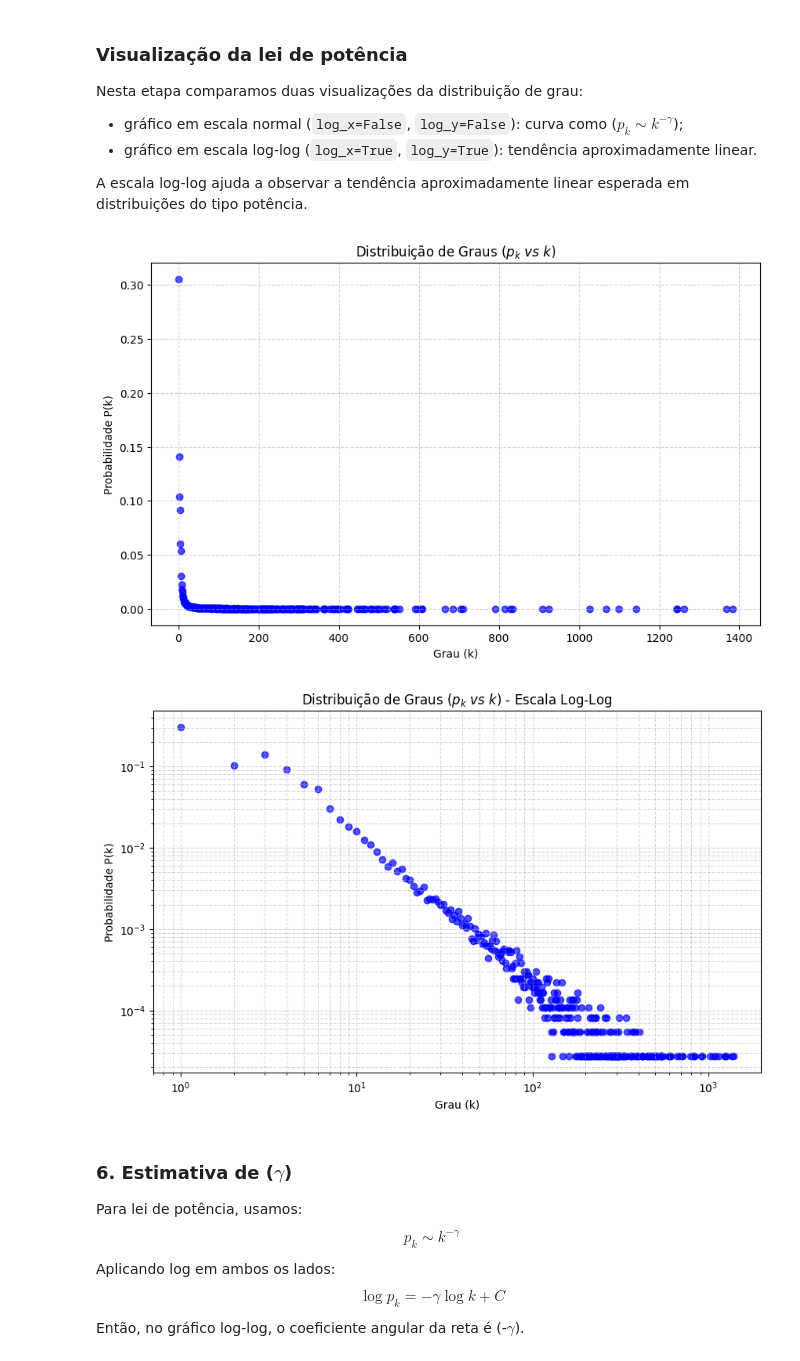
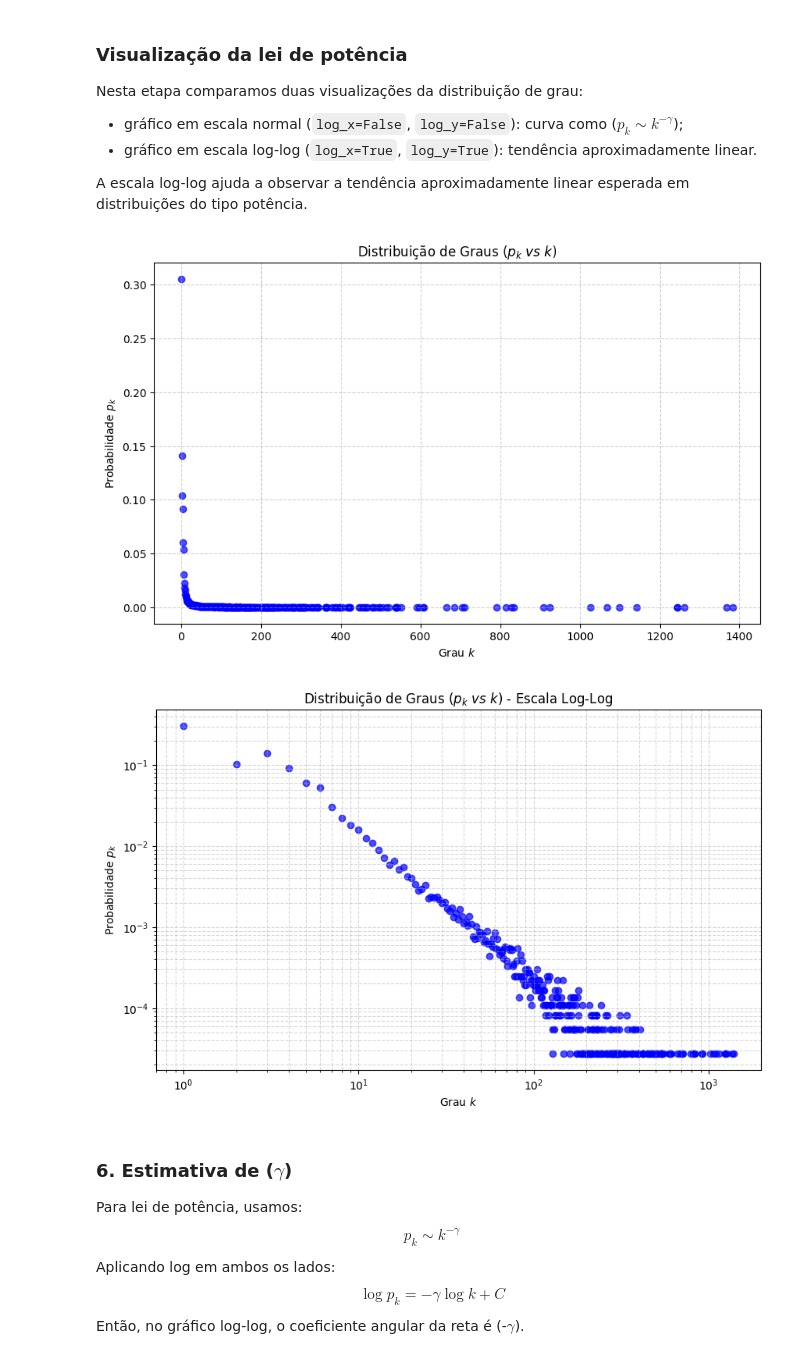
Before and after one commit to tiagostmg/grafos, a Jupyter notebook: src/entrega_1.ipynb, the cells around one changed output. Drawn from its saved outputs; the diff is of its cells as text; code cells hidden in the pictures.

```diff
--- a/src/entrega_1.ipynb
+++ b/src/entrega_1.ipynb
@@ -198,16 +199,16 @@ df = pd.DataFrame({
 # %%
 plt.figure(figsize=(10, 6))
 plt.scatter(df['degree'], df['probability'], color='blue', alpha=0.7)
 
 plt.title(r"Distribuição de Graus $(p_k\ vs\ k)$")
-plt.xlabel("Grau (k)")
-plt.ylabel("Probabilidade P(k)")
+plt.xlabel(r"Grau $k$")
+plt.ylabel(r"Probabilidade $p_k$")
 
 plt.grid(True, linestyle='--', alpha=0.6)
 
 plt.show()
 # %% [output]
-[figure, old version]
+[figure, new version]
 # %%
 plt.figure(figsize=(10, 6))
 plt.scatter(df['degree'], df['probability'], color='blue', alpha=0.7)
@@ -216,14 +217,14 @@ plt.xscale('log')
 plt.yscale('log')
 
 plt.title(r"Distribuição de Graus $(p_k\ vs\ k)$ - Escala Log-Log")
-plt.xlabel("Grau (k)")
-plt.ylabel("Probabilidade P(k)")
+plt.xlabel(r"Grau $k$")
+plt.ylabel(r"Probabilidade $p_k$")
 
 plt.grid(True, which="both", linestyle='--', alpha=0.5)
 
 plt.show()
 # %% [output]
-[figure, old version]
+[figure, new version]
 # %%
 fig = px.scatter(
     df,
```
Also changed, not shown: parts of 1 cell of this notebook.
